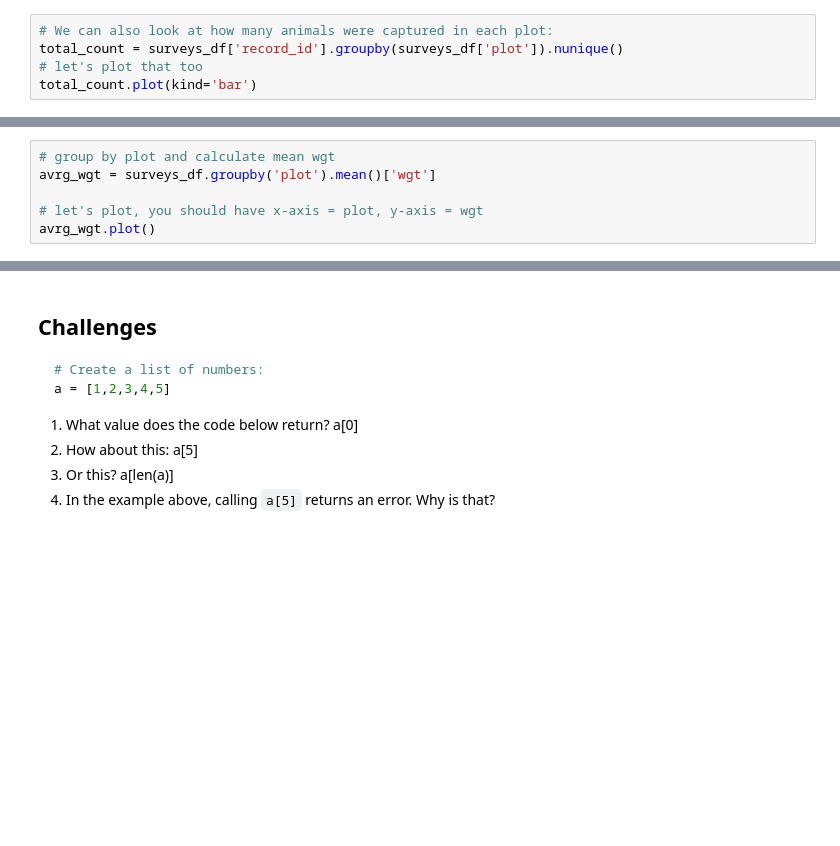
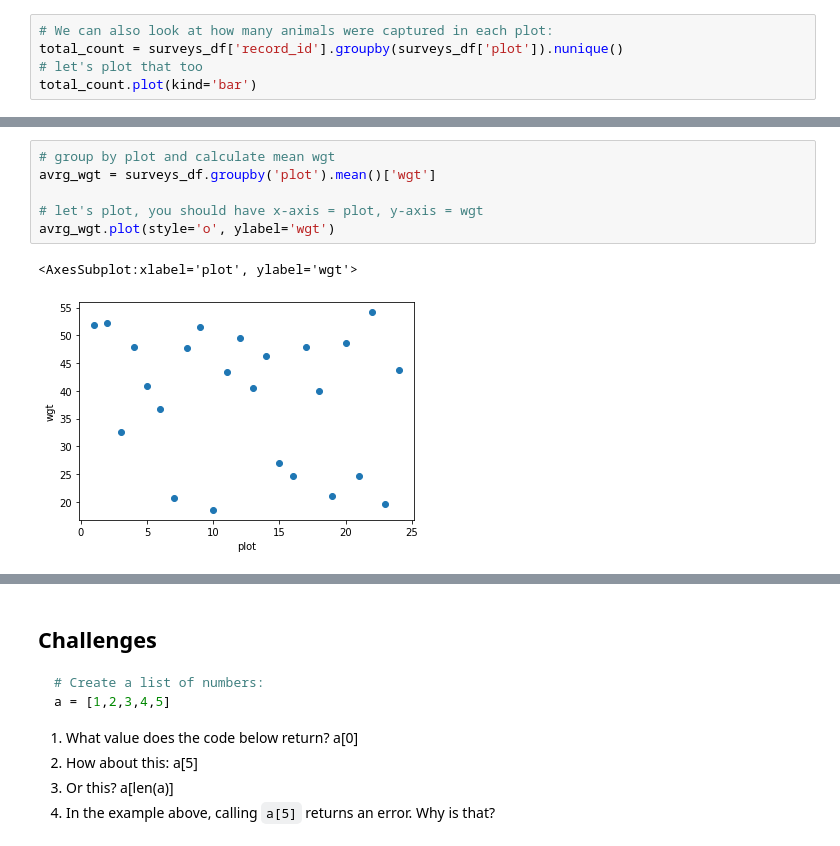
Before and after one commit to CurtinIDS/CIC_Carpentries_Python, a Jupyter notebook: notebooks/Intro_to_python_pandas_answers.ipynb, the cells around one changed output, grey strips where cells are left out. Saved outputs shown, nothing was run; the diff lists cells and outputs as text; blank space fills up the shorter version.

```diff
--- a/notebooks/Intro_to_python_pandas_answers.ipynb
+++ b/notebooks/Intro_to_python_pandas_answers.ipynb
@@ -673,9 +688,12 @@ total_count.plot(kind='bar')
 # %%
 # group by plot and calculate mean wgt
 avrg_wgt = surveys_df.groupby('plot').mean()['wgt']
 
 # let's plot, you should have x-axis = plot, y-axis = wgt
-avrg_wgt.plot()
+avrg_wgt.plot(style='o', ylabel='wgt')
+# %% [output]
+<AxesSubplot:xlabel='plot', ylabel='wgt'>
+[figure, added]
 # %%
 # group by plot and sex, then calculate mean wgt
 avrg_wgt = surveys_df.groupby(['plot','sex']).mean()['wgt']
```
Also changed, not shown: parts of 3 cells of this notebook, 1 other file.
